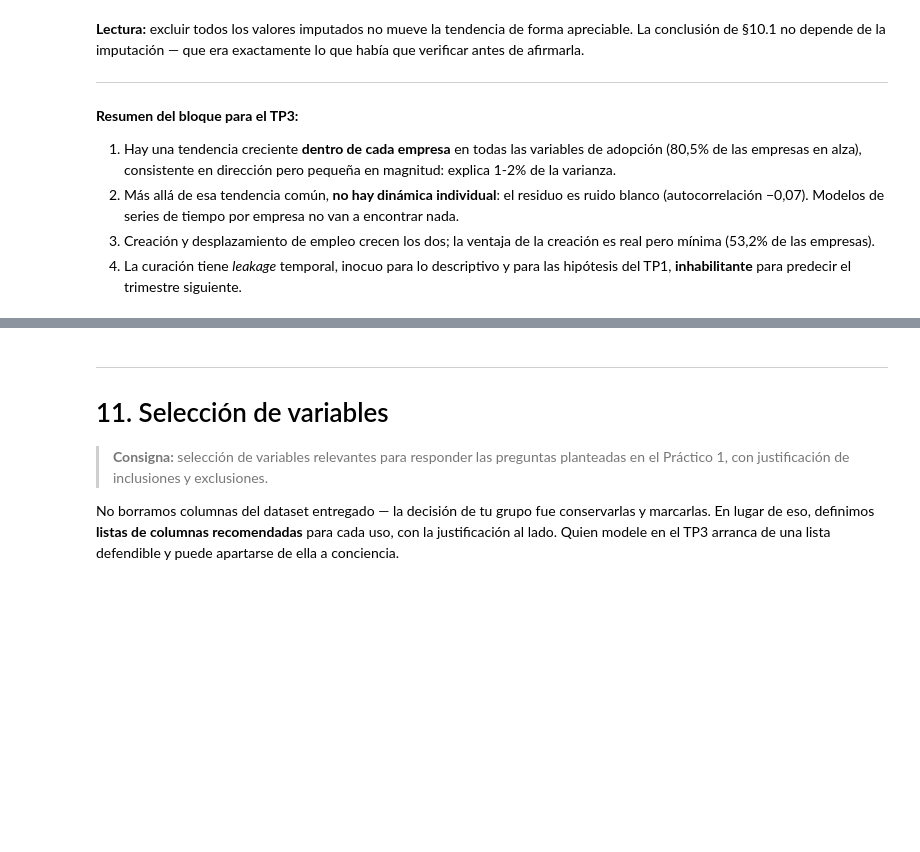
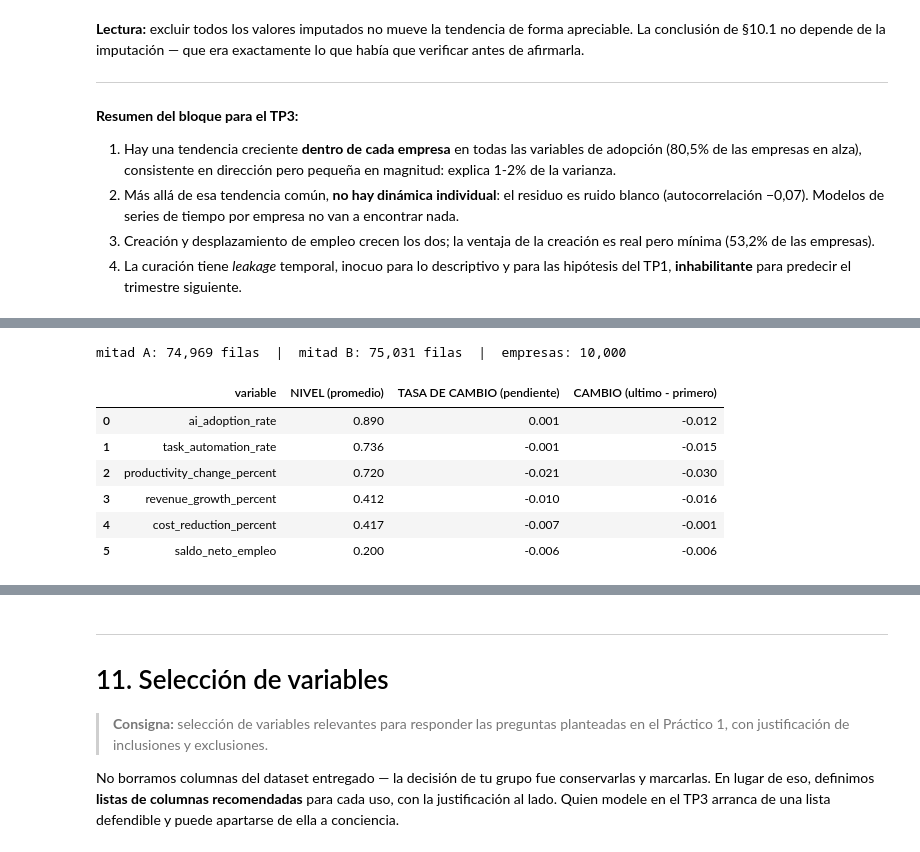
Before and after one commit to Franncippi/Proyecto-mentoria-M09, a Jupyter notebook: notebooks/02b_curacion_alternativa_y_temporal.ipynb, the cells around one changed output, grey strips where cells are left out. Saved outputs shown, nothing was run; the diff lists cells and outputs as text; code cells hidden in the pictures; blank space fills up the shorter version.

```diff
--- a/notebooks/02b_curacion_alternativa_y_temporal.ipynb
+++ b/notebooks/02b_curacion_alternativa_y_temporal.ipynb
@@ -2460,0 +2476,42 @@ diferencia maxima absoluta: 0.095 puntos porcentuales
+# %%
+def pendiente(d, var):
+    "Pendiente de la recta ajustada a cada empresa (cov(t,y)/var(t), vectorizado)."
+    g = d.groupby("company_id")
+    t_m = g["t"].transform("mean"); y_m = g[var].transform("mean")
+    num = ((d["t"] - t_m) * (d[var] - y_m)).groupby(d.company_id).sum()
+    den = ((d["t"] - t_m) ** 2).groupby(d.company_id).sum()
+    return num / den.replace(0, np.nan)
+
+# Dos submuestras independientes de la MISMA empresa
+mitad_A = panel[panel.t % 2 == 0]   # trimestres pares
+mitad_B = panel[panel.t % 2 == 1]   # trimestres impares
+print(f"mitad A: {len(mitad_A):,} filas  |  mitad B: {len(mitad_B):,} filas  |  empresas: {panel.company_id.nunique():,}")
+
+VARS_FIAB = ["ai_adoption_rate", "task_automation_rate", "productivity_change_percent",
+             "revenue_growth_percent", "cost_reduction_percent", "saldo_neto_empleo"]
+
+filas = []
+for v in VARS_FIAB:
+    # (1) el NIVEL: promedio de la empresa
+    r_nivel = mitad_A.groupby("company_id")[v].mean().corr(mitad_B.groupby("company_id")[v].mean())
+    # (2) la TASA DE CAMBIO: pendiente de la empresa
+    r_pend  = pendiente(mitad_A, v).corr(pendiente(mitad_B, v))
+    # (3) el CAMBIO simple: ultimo menos primero
+    ca = mitad_A.groupby("company_id")[v].last() - mitad_A.groupby("company_id")[v].first()
+    cb = mitad_B.groupby("company_id")[v].last() - mitad_B.groupby("company_id")[v].first()
+    filas.append({"variable": v,
+                  "NIVEL (promedio)": round(r_nivel, 3),
+                  "TASA DE CAMBIO (pendiente)": round(r_pend, 3),
+                  "CAMBIO (ultimo - primero)": round(ca.corr(cb), 3)})
+
+fiabilidad = pd.DataFrame(filas)
+fiabilidad
+# %% [output]
+mitad A: 74,969 filas  |  mitad B: 75,031 filas  |  empresas: 10,000
+|  | variable | NIVEL (promedio) | TASA DE CAMBIO (pendiente) | CAMBIO (ultimo - primero) |
+| 0 | ai_adoption_rate | 0.890 | 0.001 | -0.012 |
+| 1 | task_automation_rate | 0.736 | -0.001 | -0.015 |
+| 2 | productivity_change_percent | 0.720 | -0.021 | -0.030 |
+| 3 | revenue_growth_percent | 0.412 | -0.010 | -0.016 |
+| 4 | cost_reduction_percent | 0.417 | -0.007 | -0.001 |
+| 5 | saldo_neto_empleo | 0.200 | -0.006 | -0.006 |
```
Also changed, not shown: parts of 13 cells of this notebook, 1 other file.
